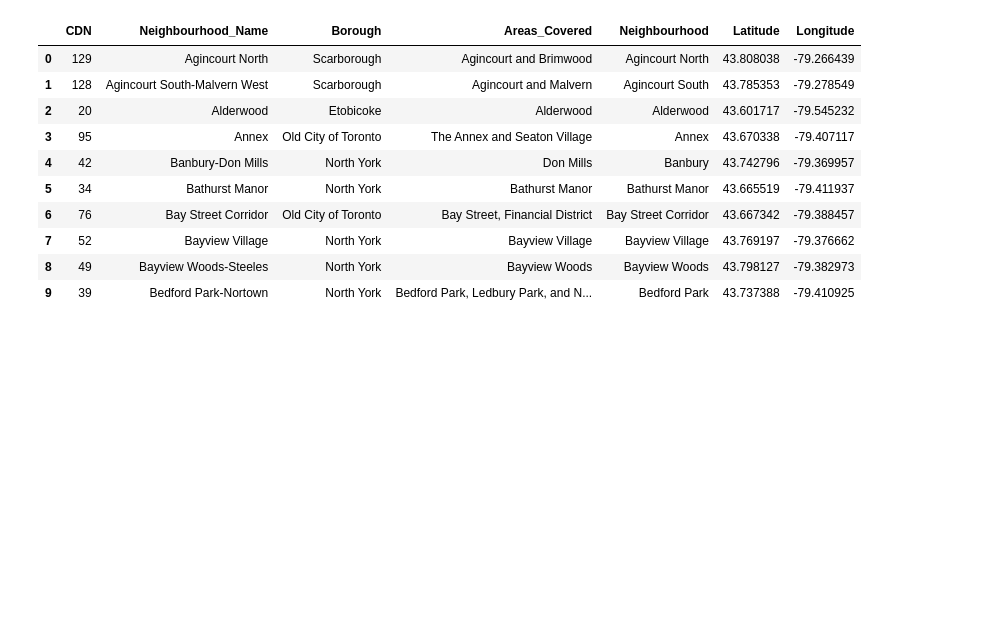
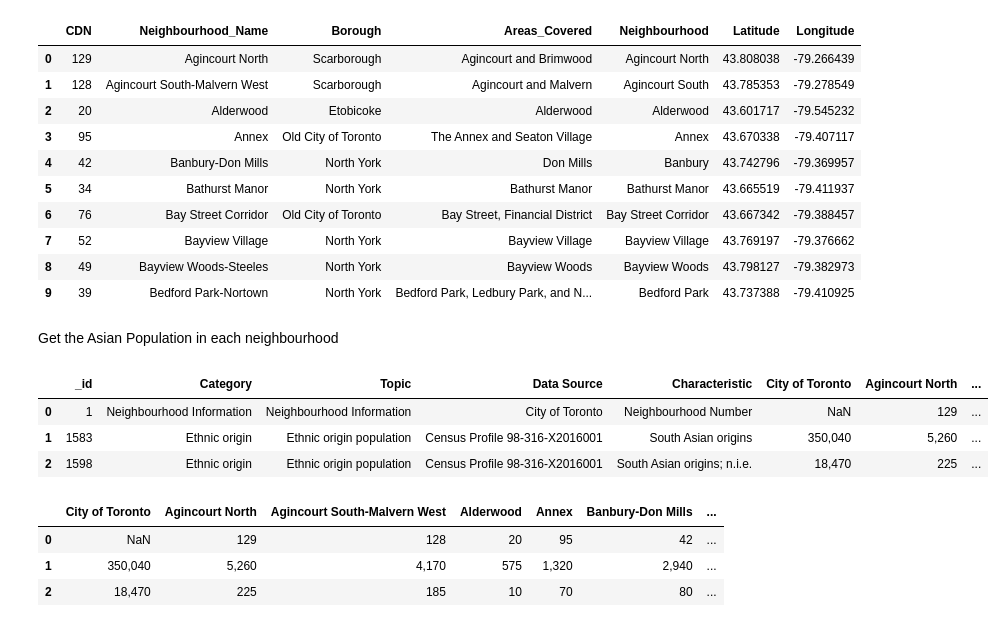
Before and after one commit to agprasanna/Coursera_Capstone, a Jupyter notebook: Opening a Sri Lankan Restaurant in Toronto.ipynb, the cells around one changed output. Saved outputs shown, nothing was run; the diff lists cells and outputs as text; code cells hidden in the pictures; blank space fills up the shorter version.

```diff
--- a/Opening a Sri Lankan Restaurant in Toronto.ipynb
+++ b/Opening a Sri Lankan Restaurant in Toronto.ipynb
@@ -214,3 +212,21 @@ Toronto_df.head(10)
 | 7 | 52 | Bayview Village | North York | Bayview Village | Bayview Village | 43.769197 | -79.376662 |
 | 8 | 49 | Bayview Woods-Steeles | North York | Bayview Woods | Bayview Woods | 43.798127 | -79.382973 |
 | 9 | 39 | Bedford Park-Nortown | North York | Bedford Park, Ledbury Park, and N... | Bedford Park | 43.737388 | -79.410925 |
+# %% [markdown]
+Get the Asian Population in each neighbourhood
+# %%
+SouthAsian_df = pd.read_csv('SoutAsianPopulation_Toronto.csv')
+SouthAsian_df.head()
+# %% [output]
+|  | _id | Category | Topic | Data Source | Characteristic | City of Toronto | Agincourt North | ... |
+| 0 | 1 | Neighbourhood Information | Neighbourhood Information | City of Toronto | Neighbourhood Number | NaN | 129 | ... |
+| 1 | 1583 | Ethnic origin | Ethnic origin population | Census Profile 98-316-X2016001 | South Asian origins | 350,040 | 5,260 | ... |
+| 2 | 1598 | Ethnic origin | Ethnic origin population | Census Profile 98-316-X2016001 | South Asian origins; n.i.e. | 18,470 | 225 | ... |
+# %%
+#DataFrame.drop(self, labels=None, axis=0, index=None, columns=None, level=None, inplace=False, errors='raise'
+SouthAsian_df.drop(columns=["_id","Category","Topic","Data Source","Characteristic"], axis=1)
+# %% [output]
+|  | City of Toronto | Agincourt North | Agincourt South-Malvern West | Alderwood | Annex | Banbury-Don Mills | ... |
+| 0 | NaN | 129 | 128 | 20 | 95 | 42 | ... |
+| 1 | 350,040 | 5,260 | 4,170 | 575 | 1,320 | 2,940 | ... |
+| 2 | 18,470 | 225 | 185 | 10 | 70 | 80 | ... |
```
Also changed, not shown: parts of 1 cell of this notebook.
